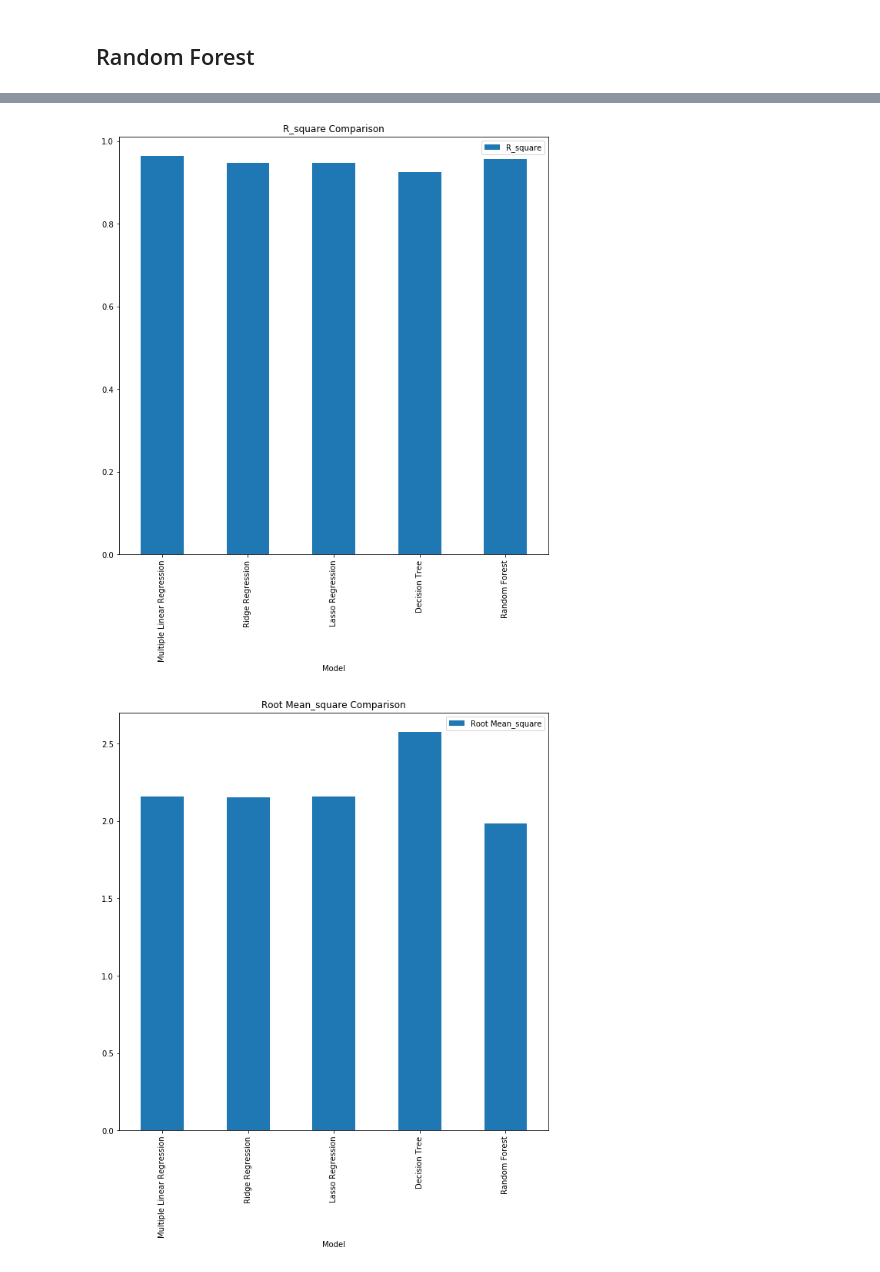
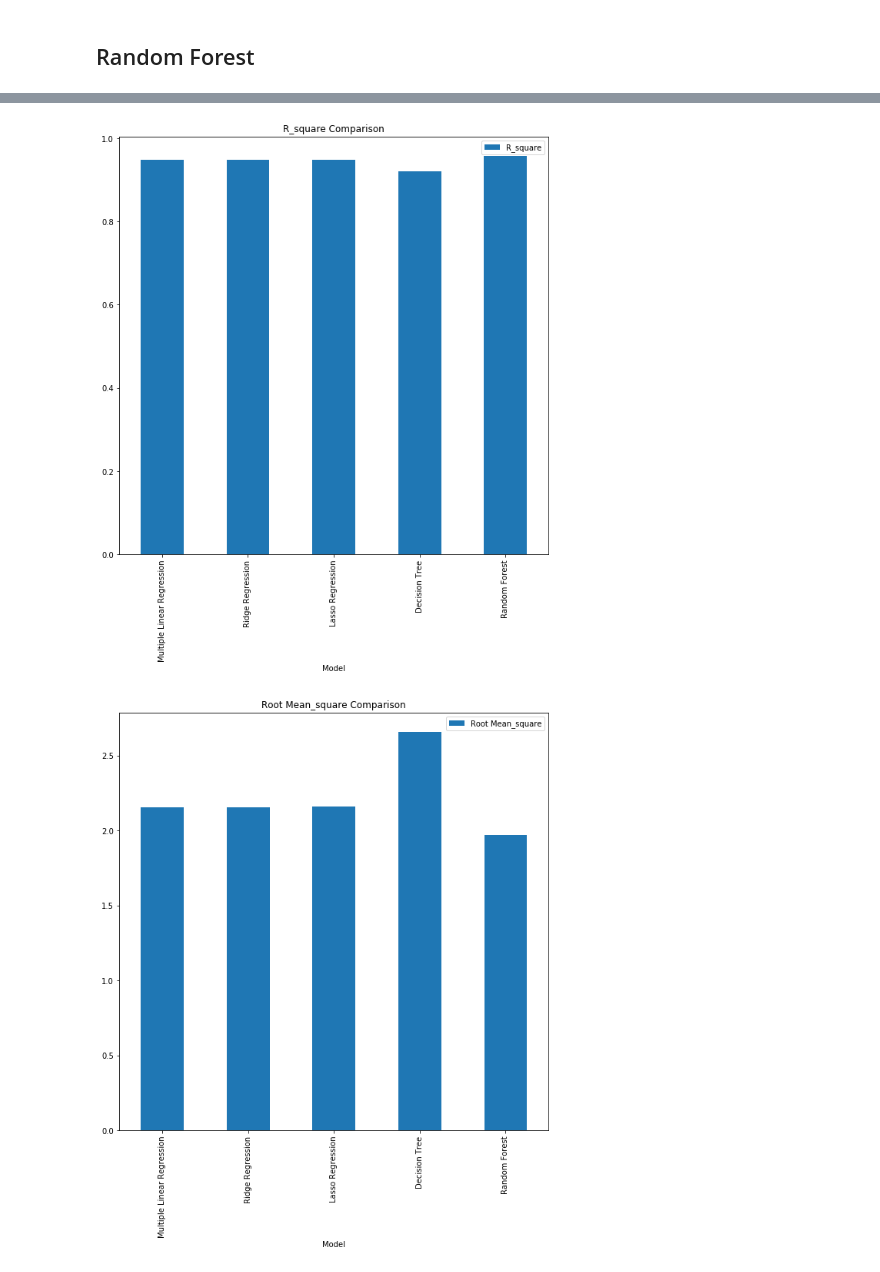
Before and after one commit to rnair7163/Statistical-Analysis-of-factors-influencing-life-expectancy, a Jupyter notebook: EDA+Modelling.ipynb, the cells around one changed output, grey strips where cells are left out. Drawn from its saved outputs; the diff is of its cells as text; code cells hidden in the pictures.

```diff
--- a/EDA+Modelling.ipynb
+++ b/EDA+Modelling.ipynb
@@ -529,15 +602,9 @@ len(X_test.columns)
 # %%
-parameters = {'min_samples_split':(5, 10, 15, 20, 25, 30, 35), 'min_samples_leaf':(2, 6, 10, 14, 18, 22, 26, 30),
-             'max_features': ('auto', 'sqrt', 'log2')}
-dtr = DecisionTreeRegressor()
-d_reg = GridSearchCV(dtr, parameters)
-d_reg.fit(X_train , y_train)
-dtr_predict = d_reg.predict(X_test)
-rmse = mean_squared_error(y_test, dtr_predict)**(0.5)
+rmse = mean_squared_error(y_test, dtr_predict_test)**(0.5)
 print('Root mean squared error: ',rmse )
-r_2 = r2_score(y_test, dtr_predict)
+r_2 = r2_score(y_test, dtr_predict_test)
 print('r_square: ',r_2)
 adj_r2 = 1-(1-r_2)*((len(X_test)-1)/(len(X_test-len(X_test.columns)-1)))
 print("Adjusted R_square: ", adj_r2)
-scores.append({"Model": "Decision Tree", "R_square": r_2, "Root Mean_square": rmse, "Adjusted R_square": adj_r2})
+score_test.append({"Model": "Decision Tree", "R_square": r_2, "Root Mean_square": rmse, "Adjusted R_square": adj_r2})
 # %% [output]
@@ -549,2 +616,10 @@ Adjusted R_square:  0.9260977261668869
 # %% [markdown]
 ## Random Forest
+# %%
+parameters = {'n_estimators': (20, 40, 60, 80 , 100), 'min_samples_split':(5, 10, 15, 20, 25, 30, 35), 'min_samples_leaf':(2, 6, 10, 14, 18, 22, 26, 30),
+             'max_features': ('auto', 'sqrt', 'log2')}
+rfr = RandomForestRegressor()
+rf_reg = GridSearchCV(rfr, parameters)
+rf_reg.fit(X_train , y_train)
+rfr_predict_train = rf_reg.predict(X_train)
+rfr_predict_test = rf_reg.predict(X_test)
@@ -551,15 +642,9 @@ Adjusted R_square:  0.9260977261668869
 # %%
-parameters = {'n_estimators': (20, 40, 60, 80 , 100), 'min_samples_split':(5, 10, 15, 20, 25, 30, 35), 'min_samples_leaf':(2, 6, 10, 14, 18, 22, 26, 30),
-             'max_features': ('auto', 'sqrt', 'log2')}
-rfr = RandomForestRegressor()
-rf_reg = GridSearchCV(rfr, parameters)
-rf_reg.fit(X_train , y_train)
-rfr_predict = rf_reg.predict(X_test)
-rmse = mean_squared_error(y_test, rfr_predict)**(0.5)
+rmse = mean_squared_error(y_test, rfr_predict_test)**(0.5)
 print('Root mean squared error: ',rmse )
-r_2 = r2_score(y_test, rfr_predict)
+r_2 = r2_score(y_test, rfr_predict_test)
 print('r_square: ',r_2)
 adj_r2 = 1-(1-r_2)*((len(X_test)-1)/(len(X_test-len(X_test.columns)-1)))
 print("Adjusted R_square: ", adj_r2)
-scores.append({"Model": "Random Forest", "R_square": r_2, "Root Mean_square": rmse, "Adjusted R_square": adj_r2})
+score_test.append({"Model": "Random Forest", "R_square": r_2, "Root Mean_square": rmse, "Adjusted R_square": adj_r2})
 # %% [output]
@@ -579,0 +656,3 @@ Result_df
+# %%
+Result_train_df = pd.DataFrame(score_train)
+Result_test_df = pd.DataFrame(score_test)
@@ -580,7 +681,7 @@ Result_df
 # %%
 metrics = ['R_square', 'Root Mean_square', 'Adjusted R_square']
 for i in metrics:
-    Result_df.plot(x='Model', y=i, kind='bar', figsize=(10,10), title=i+' Comparison')
+    Result_test_df .plot(x='Model', y=i, kind='bar', figsize=(10,10), title=i+' Comparison')
 # %% [output]
-[figure, old version]
+[figure, new version]
-[figure, old version]
+[figure, new version]
```
Also changed, not shown: parts of 53 cells of this notebook.
